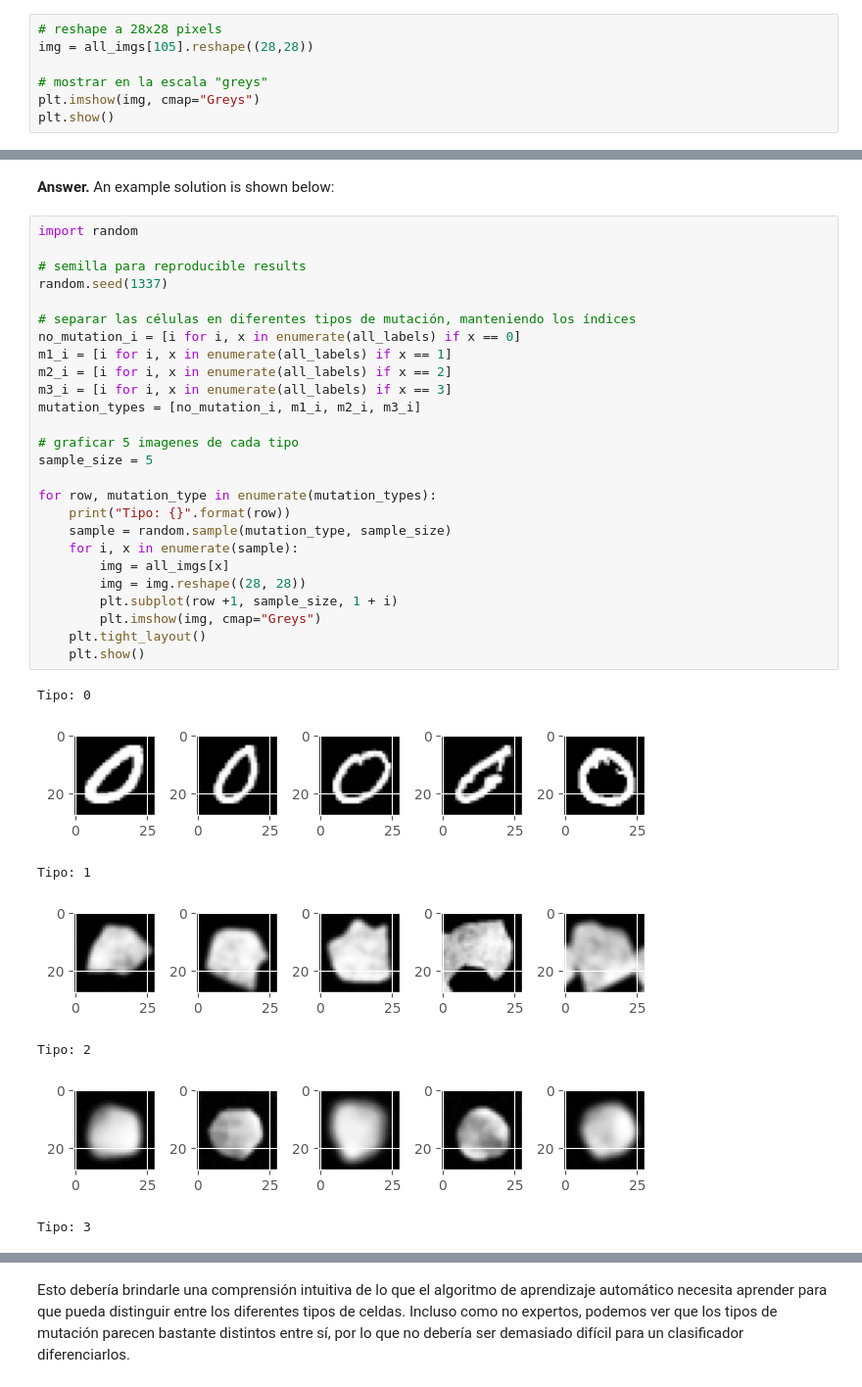
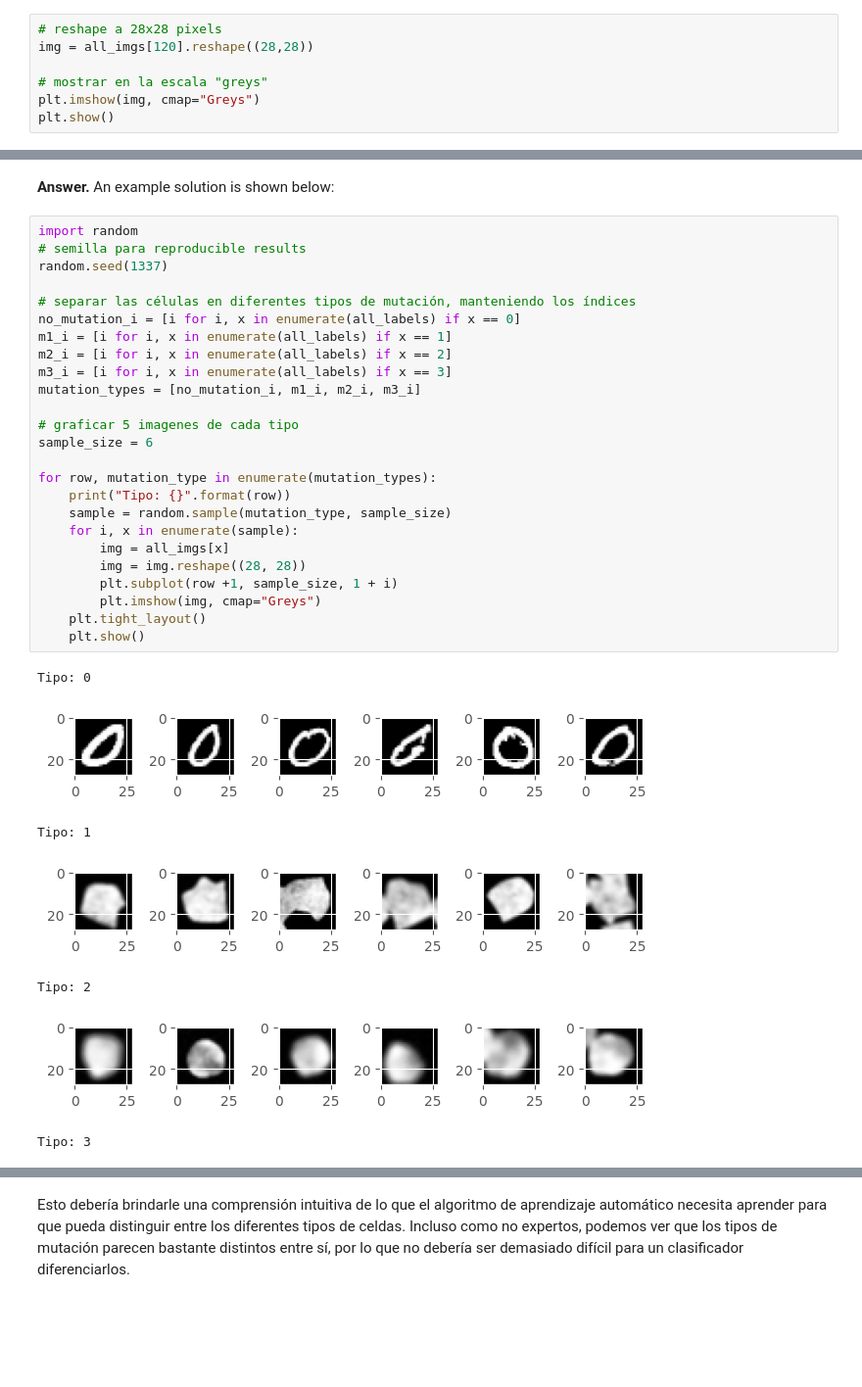
Before and after one commit to dfbustosus/Bootcamp-DS-2024-I, a Jupyter notebook: Clase 29 y 30 - 18 y 20 Jun 2024/Caso Redes neuronales imagenes cancer.ipynb, the cells around one changed output, grey strips where cells are left out. Shown at 98% size. Cells and saved outputs as stored; diff of their text form; blank space fills up the shorter version.

```diff
--- a/Clase 29 y 30 - 18 y 20 Jun 2024/Caso Redes neuronales imagenes cancer.ipynb
+++ b/Clase 29 y 30 - 18 y 20 Jun 2024/Caso Redes neuronales imagenes cancer.ipynb
@@ -208,7 +222,7 @@ Debido a que cada imagen se almacena en una sola fila, si realmente queremos ver
 Un ejemplo de visualización de una sola imagen es el siguiente:
 # %%
 # reshape a 28x28 pixels
-img = all_imgs[105].reshape((28,28))
+img = all_imgs[120].reshape((28,28))
 
 # mostrar en la escala "greys"
 plt.imshow(img, cmap="Greys")
@@ -223,35 +237,34 @@ Tracemos una cuadrícula de imágenes con cuatro filas, una para cada tipo de mu
 **Answer.** An example solution is shown below:
 # %%
 import random
-
 # semilla para reproducible results
 random.seed(1337)
 
 # separar las células en diferentes tipos de mutación, manteniendo los índices
 no_mutation_i = [i for i, x in enumerate(all_labels) if x == 0]
 m1_i = [i for i, x in enumerate(all_labels) if x == 1]
 m2_i = [i for i, x in enumerate(all_labels) if x == 2]
 m3_i = [i for i, x in enumerate(all_labels) if x == 3]
 mutation_types = [no_mutation_i, m1_i, m2_i, m3_i]
 
 # graficar 5 imagenes de cada tipo
-sample_size = 5
+sample_size = 6
 
 for row, mutation_type in enumerate(mutation_types):
     print("Tipo: {}".format(row))
     sample = random.sample(mutation_type, sample_size)
     for i, x in enumerate(sample):
         img = all_imgs[x]
         img = img.reshape((28, 28))
         plt.subplot(row +1, sample_size, 1 + i)
         plt.imshow(img, cmap="Greys")
     plt.tight_layout()
     plt.show()
 # %% [output]
 Tipo: 0
-[figure, old version]
+[figure, new version]
 Tipo: 1
-[figure, old version]
+[figure, new version]
 Tipo: 2
-[figure, old version]
+[figure, new version]
 Tipo: 3
```
Also changed, not shown: parts of 23 cells of this notebook, 5 other files.
